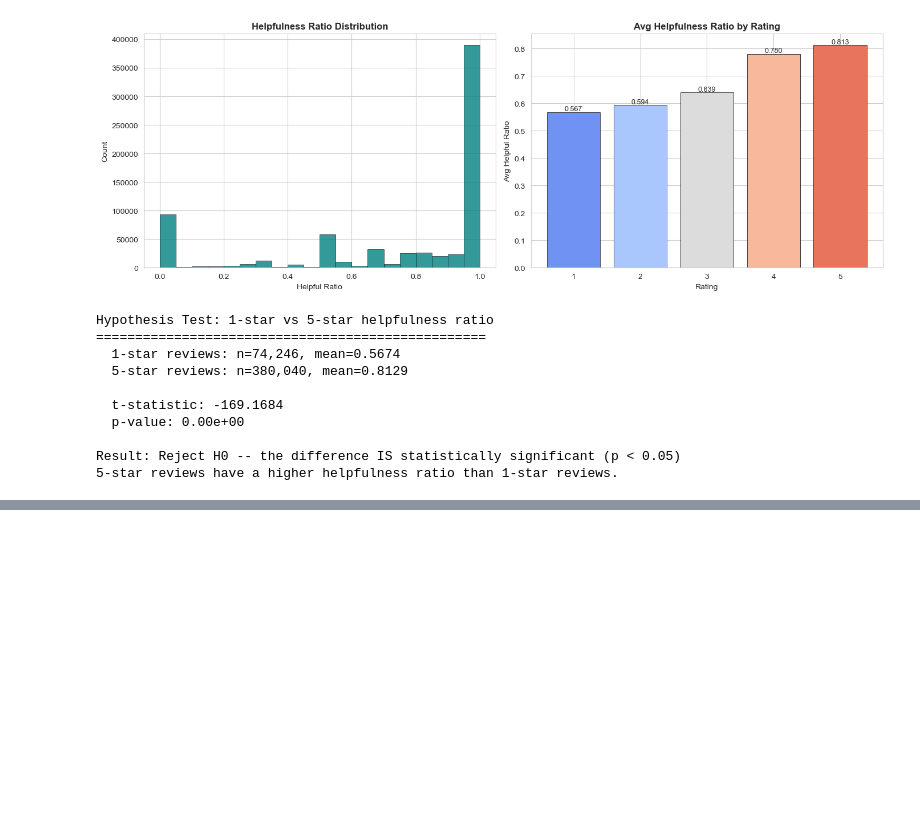
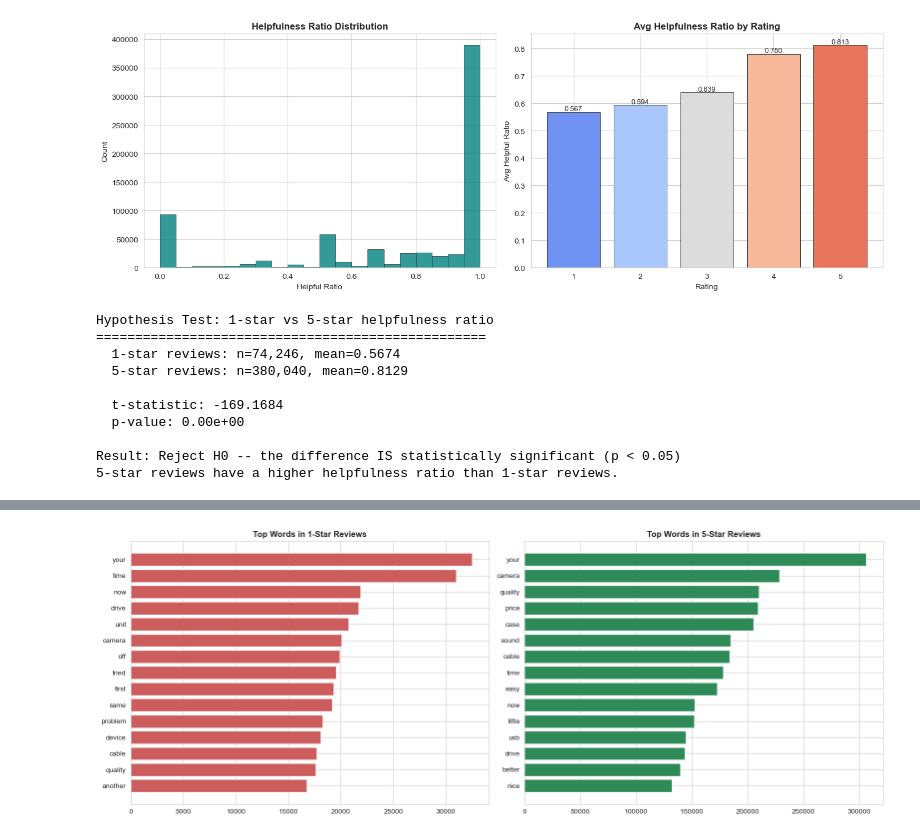
Before and after one commit to iremmkrtlmz/Amazon-Electronics-Intelligence, a Jupyter notebook: amazon_electronics_intelligence.ipynb, the cells around one changed output, grey strips where cells are left out. Saved outputs shown, nothing was run; the diff lists cells and outputs as text; code cells hidden in the pictures; blank space fills up the shorter version.

```diff
--- a/amazon_electronics_intelligence.ipynb
+++ b/amazon_electronics_intelligence.ipynb
@@ -615,0 +672,19 @@ Result: Reject H0 -- the difference IS statistically significant (p < 0.05)
+# %%
+# top 15 words for each group
+words_1 = Counter(clean_1.split()).most_common(15)
+words_5 = Counter(clean_5.split()).most_common(15)
+
+fig, (ax1, ax2) = plt.subplots(1, 2, figsize=(16, 6))
+
+ax1.barh([w[0] for w in words_1], [w[1] for w in words_1], color='indianred')
+ax1.invert_yaxis()
+ax1.set_title('Top Words in 1-Star Reviews', fontweight='bold')
+
+ax2.barh([w[0] for w in words_5], [w[1] for w in words_5], color='seagreen')
+ax2.invert_yaxis()
+ax2.set_title('Top Words in 5-Star Reviews', fontweight='bold')
+
+plt.tight_layout()
+plt.show()
+# %% [output]
+[figure, added]
```
Also changed, not shown: parts of 6 cells of this notebook, 1 other file.
